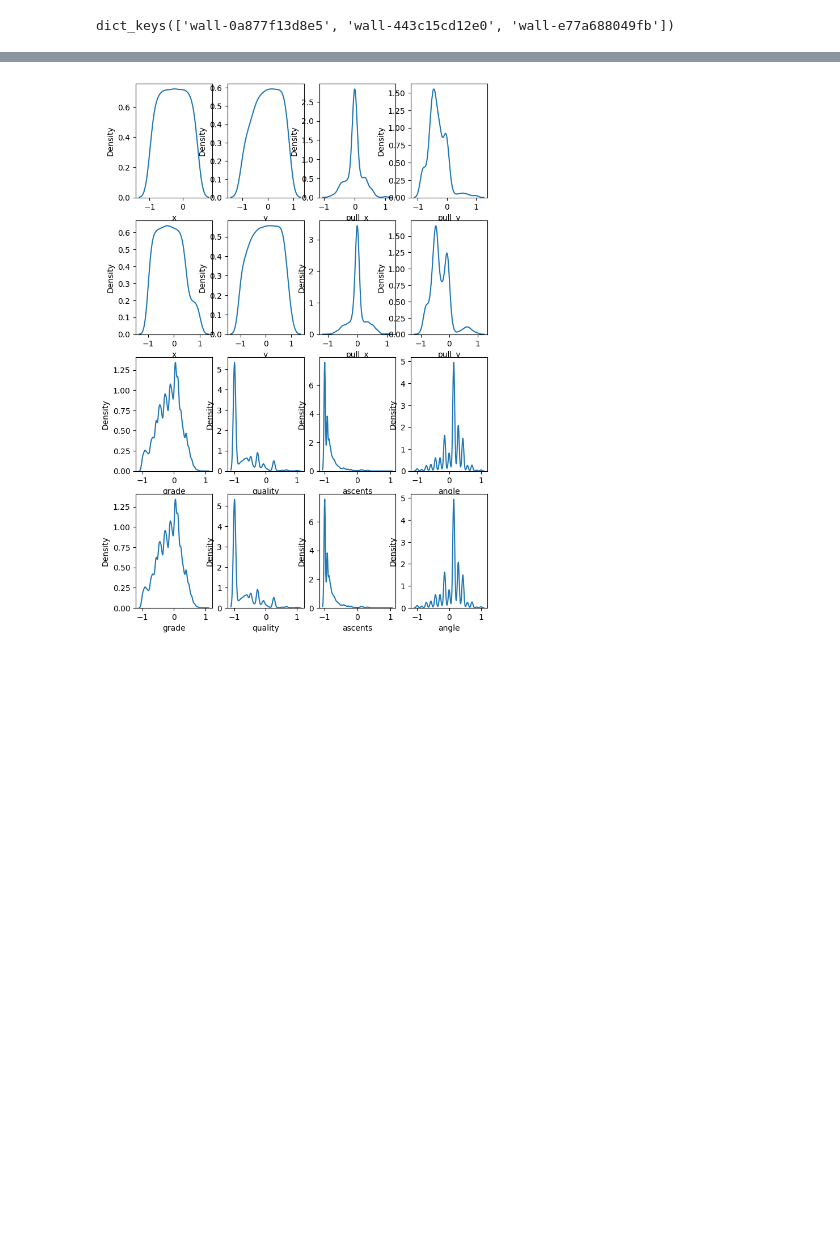
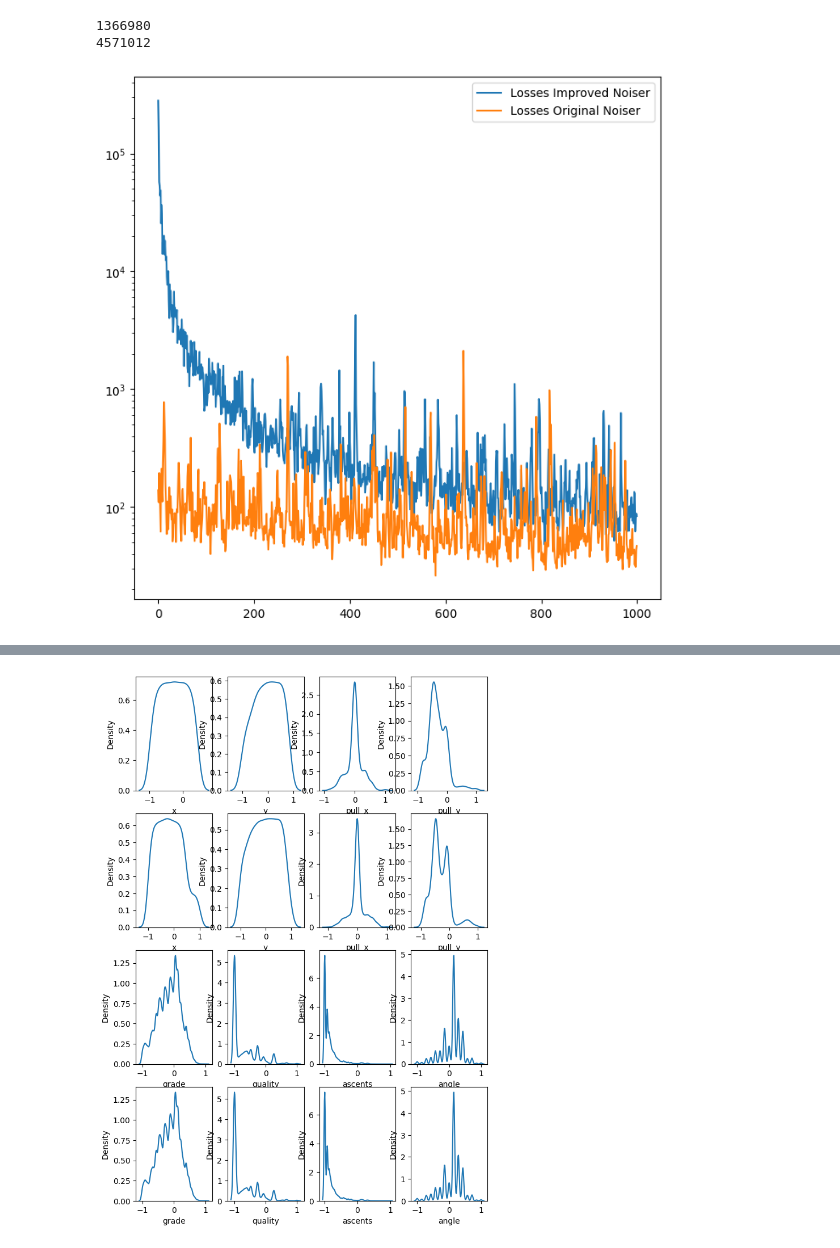
Before and after one commit to EvanMcCormick37/ml-homewall-climb-generator, a Jupyter notebook: model-training/equivariant_projected_diffusion/SimpleDiffusion.ipynb, the cells around one changed output, grey strips where cells are left out. Drawn from its saved outputs; the diff is of its cells as text; code cells hidden in the pictures; blank space fills up the shorter version.

```diff
--- a/model-training/equivariant_projected_diffusion/SimpleDiffusion.ipynb
+++ b/model-training/equivariant_projected_diffusion/SimpleDiffusion.ipynb
@@ -722,3 +180,10 @@ tensor([[1.]])tensor([[0.9900]])tensor([[0.9800]])tensor([[0.9700]])tensor([[0.9
 # %%
+model2 = ClimbDDPM(Noiser(64,4),predict_noise=True)
+trainer = DDPMTrainer(model,TensorDataset(*dataset), default_batch_size=256, lr=1e-4)
+noiser2, losses2 = trainer.train(1000,'simple_diffusion1.pt')
-# %% [output]
-dict_keys(['wall-0a877f13d8e5', 'wall-443c15cd12e0', 'wall-e77a688049fb'])
+# %%
+print(sum([p.numel() for p in Noiser().parameters()]))
+print(sum([p.numel() for p in ImprovedNoiser().parameters()]))
+# %% [output]
+1366980
+4571012
@@ -724,0 +202,14 @@ dict_keys(['wall-0a877f13d8e5', 'wall-443c15cd12e0', 'wall-e77a688049fb'])
+# %%
+# Without LR Scheduler
+l1 = np.array([l[0] for l in losses])
+l2 = np.array([l[0] for l in losses2])
+
+fig, ax = plt.subplots(1,1,figsize=(8,8))
+
+ax.plot(list(range(len(l1))),l1, label="Losses Improved Noiser")
+ax.plot(list(range(len(l2))), l2, label="Losses Original Noiser")
+ax.set_yscale('log')
+ax.legend()
+plt.show()
+# %% [output]
+[figure, added]
```
Also changed, not shown: parts of 10 cells of this notebook, 4 other files.
